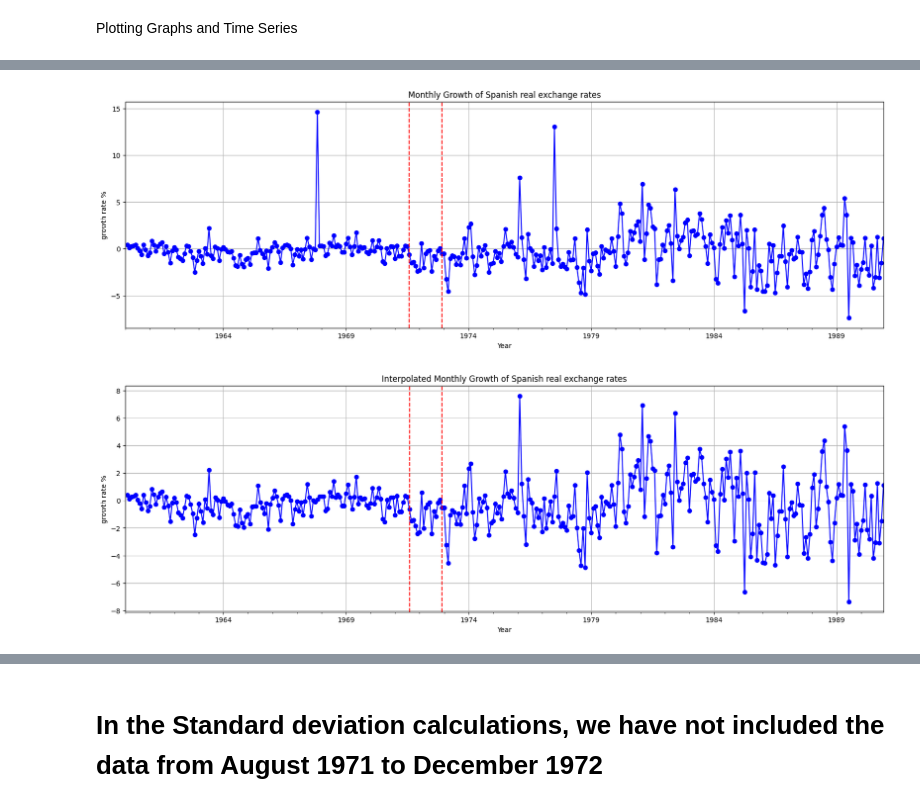
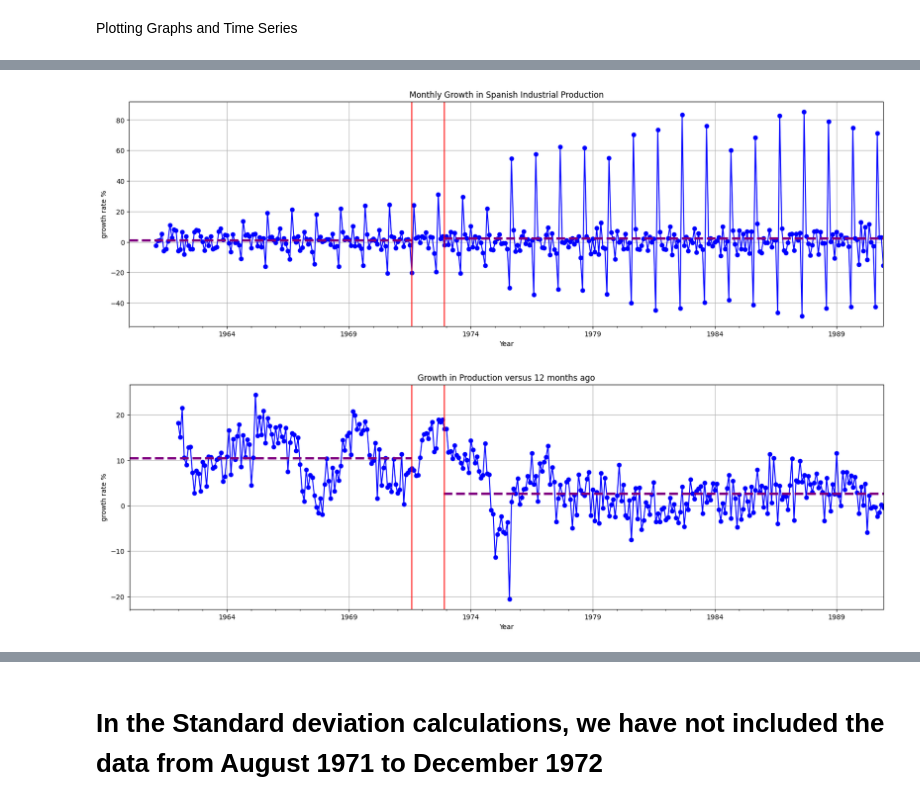
Before and after one commit to Josh-Yg/Macro-Pythonwork, a Jupyter notebook: Data Cleaning.ipynb, the cells around one changed output, grey strips where cells are left out. Cells and saved outputs as stored; diff of their text form; code cells hidden in the pictures.

Commit message:
updated graphs

```diff
--- a/Data Cleaning.ipynb
+++ b/Data Cleaning.ipynb
@@ -405,26 +526,52 @@ plt.show()
 # %%
-# Plot monthly time series of monthly growth of Spanish real exchange rates vs US $
+# Plot monthly time series of Monthly growth in Industrial Production in Spain
 plt.figure(figsize=(20, 6))
-df_month_series['Monthly growth in Real exchange rate %'].plot(kind='line', marker='o', color='blue', linestyle='-')
-plt.title('Monthly Growth of Spanish real exchange rates')
+df_month_series['Monthly Growth in Industrial Production %'].plot(kind='line', marker='o', color='blue', linestyle='-')
+plt.title('Monthly Growth in Spanish Industrial Production')
 plt.xlabel('Year')
 plt.ylabel('growth rate %')
-plt.axvline(pd.to_datetime('1971-08-01'), color='red', linestyle='--')  # Nixon shock time which we don't calculate into our
-plt.axvline(pd.to_datetime('1972-12-01'), color='red', linestyle='--')  # comparison statistics data
+# Calculating two average lines of the series before and after the Nixon shock period
+avg_before_Bretton = df_month_series['Monthly Growth in Industrial Production %'][0:139].mean()
+avg_after_Bretton = df_month_series['Monthly Growth in Industrial Production %'][156:].mean()
+vertical_boundary = pd.to_datetime('1971-08-01')
+vertical_boundary2 = pd.to_datetime('1972-12-01')
+desired_index2 = df_month_series.index.get_loc(vertical_boundary2)
+total_length2 = len(df_month_series.index)
+line_beginning = desired_index2 / total_length2
+desired_index = df_month_series.index.get_loc(vertical_boundary)
+total_length = len(df_month_series.index)
+line_length = desired_index / total_length
+plt.axhline(y=avg_before_Bretton, xmin=0, xmax= line_length, color='purple', linestyle='dashed', linewidth = 3.5)
+plt.axhline(y=avg_after_Bretton, xmin= line_beginning, xmax= total_length, color='purple', linestyle='dashed', linewidth = 3.5)
+plt.axvline(pd.to_datetime('1971-08-01'), color='red', linestyle='solid')  # Nixon shock time which we don't calculate into our
+plt.axvline(pd.to_datetime('1972-12-01'), color='red', linestyle='solid')  # comparison statistics data
 plt.grid(True)
 plt.show()
 # %% [output]
-[figure, old version]
+[figure, new version]
 # %%
-# Plot monthly time series of monthly growth of Spanish real exchange rates vs US $
+# Plot monthly time series of growth in monthly production versus 12 months ago in Spain
 plt.figure(figsize=(20, 6))
-interpolated_Monthly_growth_in_real_exchange_rate.plot(kind='line', marker='o', color='blue', linestyle='-')
-plt.title('Interpolated Monthly Growth of Spanish real exchange rates')
+df_month_series['Growth in Production versus 12 months ago %'].plot(kind='line', marker='o', color='blue', linestyle='-')
+plt.title('Growth in Production versus 12 months ago')
 plt.xlabel('Year')
 plt.ylabel('growth rate %')
-plt.axvline(pd.to_datetime('1971-08-01'), color='red', linestyle='--')  # Nixon shock time which we don't calculate into our
-plt.axvline(pd.to_datetime('1972-12-01'), color='red', linestyle='--')  # comparison statistics data
+# Calculating two average lines of the series before and after the Nixon shock period
+avg_before_Bretton = df_month_series['Growth in Production versus 12 months ago %'][0:139].mean()
+avg_after_Bretton = df_month_series['Growth in Production versus 12 months ago %'][156:].mean()
+vertical_boundary = pd.to_datetime('1971-08-01')
+vertical_boundary2 = pd.to_datetime('1972-12-01')
+desired_index2 = df_month_series.index.get_loc(vertical_boundary2)
+total_length2 = len(df_month_series.index)
+line_beginning = desired_index2 / total_length2
+desired_index = df_month_series.index.get_loc(vertical_boundary)
+total_length = len(df_month_series.index)
+line_length = desired_index / total_length
+plt.axhline(y=avg_before_Bretton, xmin=0, xmax= line_length, color='purple', linestyle='dashed', linewidth = 3.5)
+plt.axhline(y=avg_after_Bretton, xmin= line_beginning, xmax= total_length, color='purple', linestyle='dashed', linewidth = 3.5)
+plt.axvline(pd.to_datetime('1971-08-01'), color='red', linestyle='solid')  # Nixon shock time which we don't calculate into our
+plt.axvline(pd.to_datetime('1972-12-01'), color='red', linestyle='solid')  # comparison statistics data
 plt.grid(True)
 plt.show()
 # %% [output]
-[figure, old version]
+[figure, new version]
```
Also changed, not shown: parts of 34 cells of this notebook.
